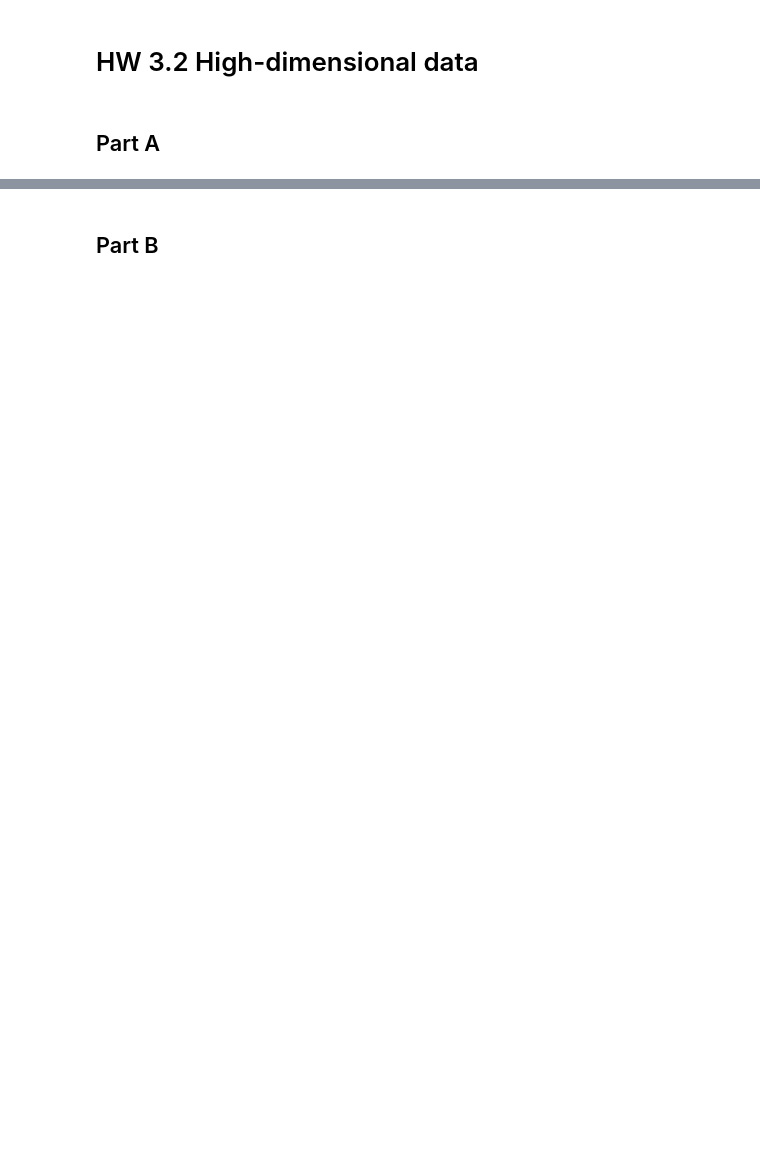
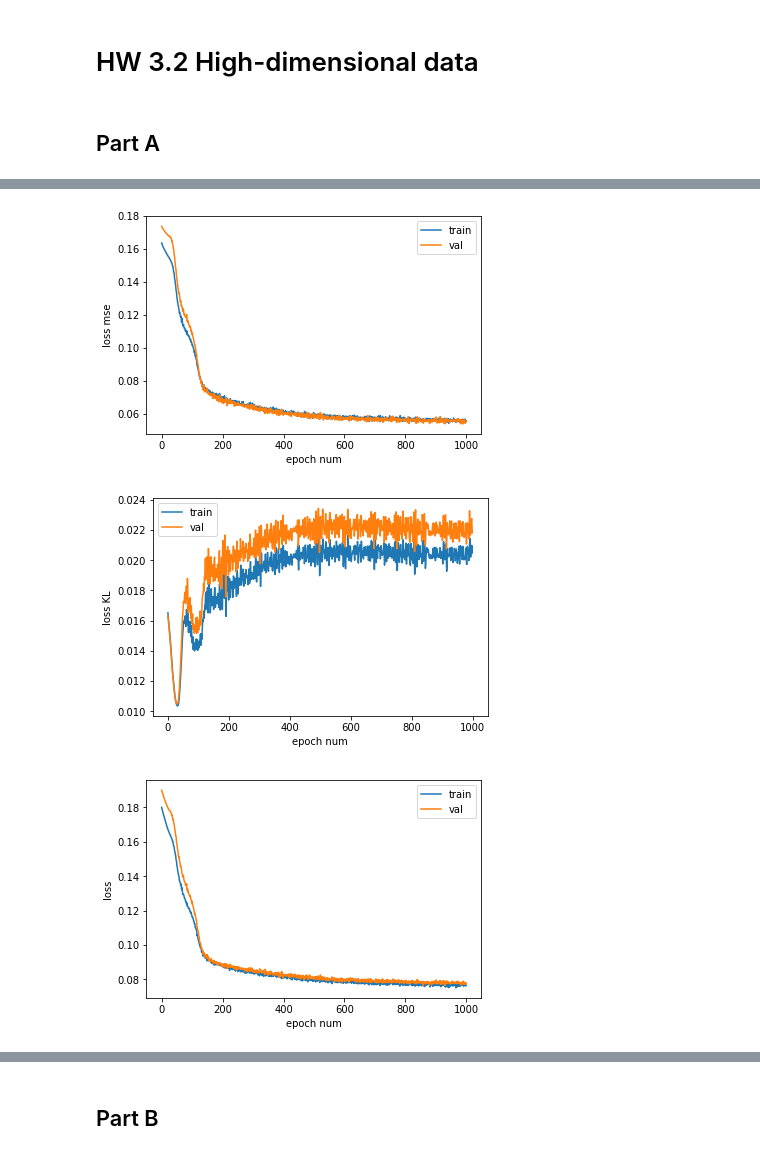
Before and after one commit to GrigoryBartosh/hse07_dul, a Jupyter notebook: hw32.ipynb, the cells around one changed output, grey strips where cells are left out. Saved outputs shown, nothing was run; the diff lists cells and outputs as text; code cells hidden in the pictures; blank space fills up the shorter version.

```diff
--- a/hw32.ipynb
+++ b/hw32.ipynb
@@ -23,8 +23,8 @@ device = torch.device('cuda:0' if torch.cuda.is_available() else 'cpu')
 with open(PATH_DATA, 'rb') as file:
     dataset = pickle.load(file)
 
-xs_train = dataset['train']
-xs_val = dataset['valid']
+xs_train = dataset['train'][:256] # TODO
+xs_val = dataset['valid'][:256] # TODO
 # %%
 batch_size = 128
 
@@ -104,30 +109,40 @@ class Encoder(nn.Module):
         return mu, var
 # %%
 class Decoder(nn.Module):
-    def __init__(self):
+    def __init__(self, channels):
         super(Decoder, self).__init__()
 
+        self.channels = channels
+
         layers = [
-            nn.Conv2d(in_channels=128, out_channels=128, kernel_size=3, padding=1),
+            nn.Conv2d(self.channels * 2, self.channels * 2,
+                      kernel_size=3, padding=1, bias=False),
             nn.ReLU(),
-            ResidualStack(in_channels=128),
-            nn.ConvTranspose2d(in_channels=128, out_channels=128, kernel_size=4, stride=2, padding=1),
+            #ResidualStack(self.channels), # TODO
+            nn.ConvTranspose2d(self.channels * 2, self.channels * 2,
+                               kernel_size=4, stride=2, padding=1, bias=False),
             nn.ReLU(),
-            nn.ConvTranspose2d(in_channels=128, out_channels=3, kernel_size=4, stride=2, padding=1),
+            nn.ConvTranspose2d(self.channels * 2, 3,
+                               kernel_size=4, stride=2, padding=1, bias=False),
             nn.Tanh(),
         ]
         self.layers = nn.Sequential(*layers)
 
     def forward(self, x):
-        x = x.reshape(-1, 128, 8, 8)
+        x = x.reshape(-1, 2 * self.channels, 8, 8)
         return self.layers(x)
 # %%
 class VAE(nn.Module):
-    def __init__(self):
+    def __init__(self, channels=64):
         super(VAE, self).__init__()
 
-        self.encoder = Encoder()
-        self.decoder = Decoder()
+        self.channels = channels
+
+        self.encoder = Encoder(channels)
+        self.decoder = Decoder(channels)
+
+    def get_latent_size(self):
+        return 2 * self.channels * 8 * 8
 
     def reparameterize(self, mu, var):
         eps = torch.randn_like(mu, device=device)
@@ -162,8 +177,7 @@ class KLLoss(nn.Module):
     def forward(self, mu, var):
         kl_div = 1.0 + torch.log(var) - mu ** 2 - var
         kl_div = -0.5 * kl_div
-        loss = kl_div.sum(dim=1)
-        loss = loss.mean()
+        loss = kl_div.mean()
         return loss
 # %%
 def train(model, criterion_mse, criterion_kl,
@@ -297,11 +309,11 @@ def show_sampels(model, n=100):
         axarr[i // n, i % n].axis('off')
     plt.show()
 # %%
-epochs = 24
+epochs = 1000
 lr = 0.0002
 w_l2 = 0
 
-model = VAE()
+model = VAE(channels=8)
 model.to(device)
 
 criterion_mse = MSELoss()
@@ -310,3 +322,4 @@ criterion_kl = KLLoss()
 optimizer = optim.Adam(model.parameters(), lr, weight_decay=w_l2)
 
 train(model, criterion_mse, criterion_kl, optimizer, None, epochs)
+# %% [output]
@@ -313,3 +327,6 @@ train(model, criterion_mse, criterion_kl, optimizer, None, epochs)
+[figure, added]
+[figure, added]
+[figure, added]
 # %%
 model.eval()
 show_interpolation(model, 10, 10)
```
Also changed, not shown: parts of 8 cells of this notebook.
